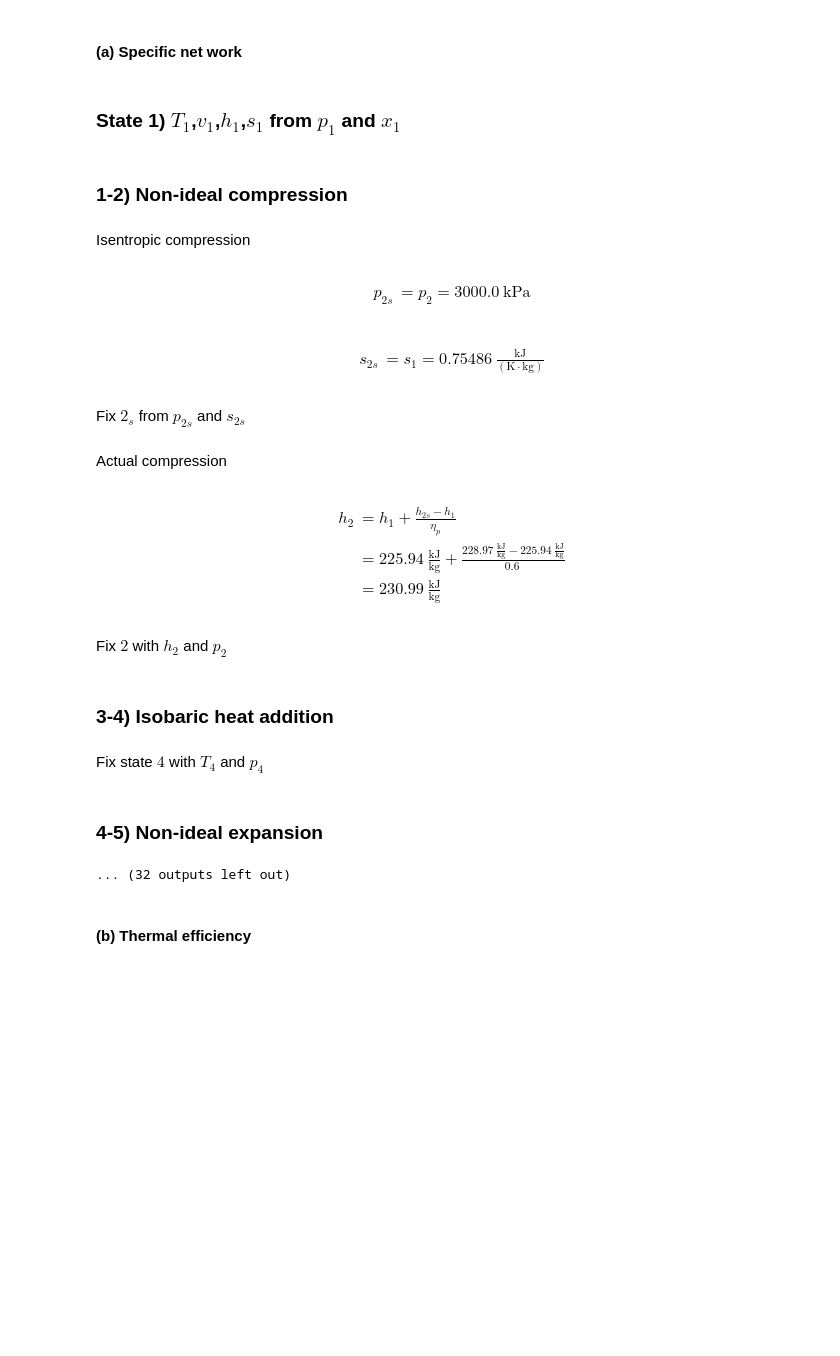
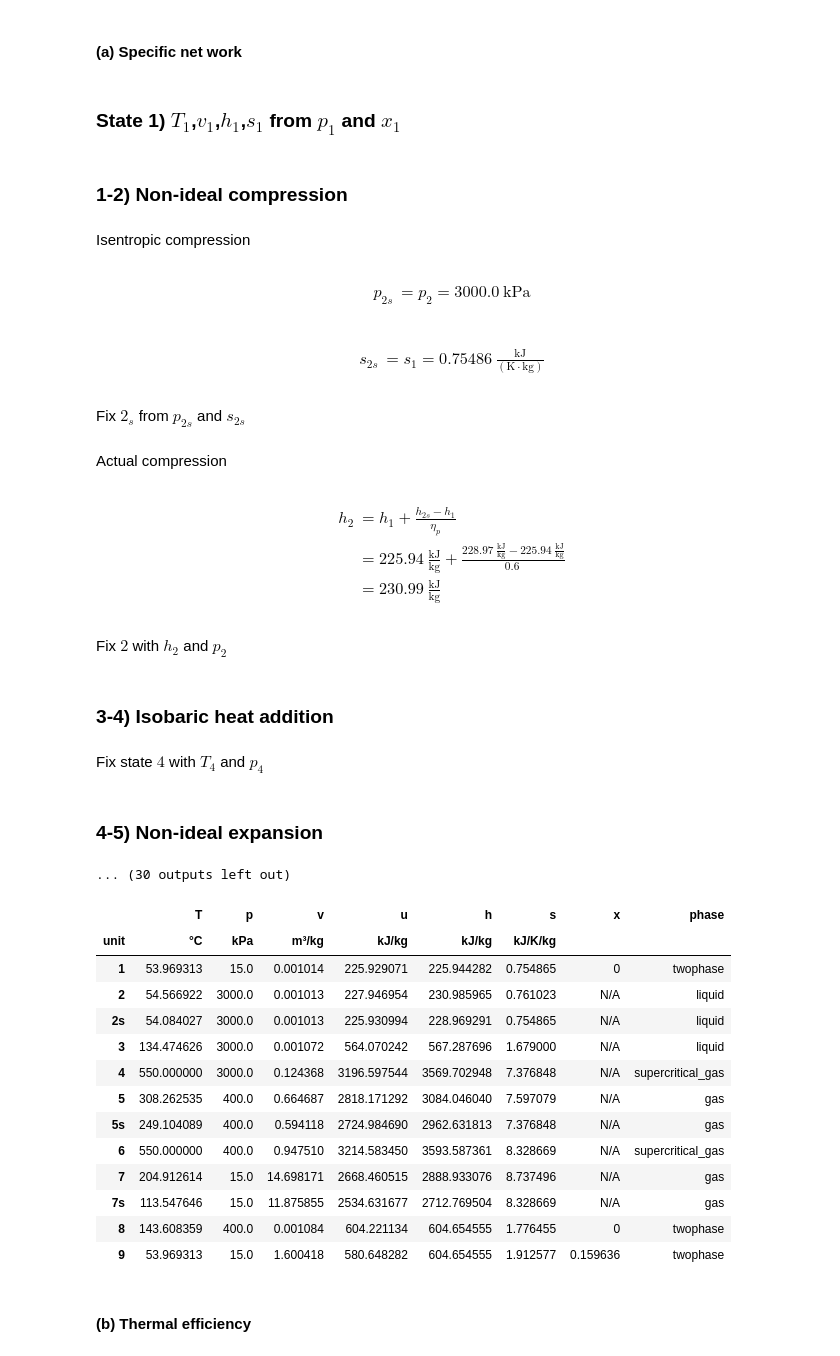
Before and after one commit to johnfmaddox/kilojoule, a Jupyter notebook: examples/ME321-Thermodynamics_II/03 - Chapter 10 Vapor Power Cycles/Ex10.6 Rankine with Reheat and CFH Regeneration.ipynb, the cells around one changed output. Drawn from its saved outputs; the diff is of its cells as text; code cells hidden in the pictures; blank space fills up the shorter version.

Commit message:
Update examples to use showcalc magic and clean up templates

```diff
--- a/examples/ME321-Thermodynamics_II/03 - Chapter 10 Vapor Power Cycles/Ex10.6 Rankine with Reheat and CFH Regeneration.ipynb
+++ b/examples/ME321-Thermodynamics_II/03 - Chapter 10 Vapor Power Cycles/Ex10.6 Rankine with Reheat and CFH Regeneration.ipynb
@@ -75,6 +74,7 @@ Summary();
 # %% [markdown]
 #### (a) Specific net work
 # %%
+%%showcalc
 #### State 1) $T_1$,$v_1$,$h_1$,$s_1$ from $p_1$ and $x_1$
 states.fix(1,water)
 
@@ -138,23 +138,20 @@ w_1_to_2 = h[1]-h[2]
 w_4_to_5 = h[4]-h[5]
 w_6_to_7 = (1-y)*(h[6]-h[7])
 w_net = w_1_to_2 + w_4_to_5 + w_6_to_7
-
-Calculations()
-Summary();
 # %% [output]
 ### State 1) $T_1$,$v_1$,$h_1$,$s_1$ from $p_1$ and $x_1$
 ### 1-2) Non-ideal compression
  Isentropic compression
 \begin{aligned}
-  p_{2s} &=  p_{2}  = 3000.0\ \mathrm{kPa}
+  {p}_{ 2s } &=  {p}_{ 2 }  = 3000.0\ \mathrm{kPa}
 \end{aligned}
 \begin{aligned}
-  s_{2s} &=  s_{1}  = 0.75486\ \frac{\mathrm{kJ}}{\left(\mathrm{K} \cdot \mathrm{kg}\right)}
+  {s}_{ 2s } &=  {s}_{ 1 }  = 0.75486\ \frac{\mathrm{kJ}}{\left(\mathrm{K} \cdot \mathrm{kg}\right)}
 \end{aligned}
  Fix $2_s$ from $p_{2s}$ and $s_{2s}$
  Actual compression
 \begin{aligned}
-  h_{2} &=  h_{1} + \frac{  h_{2s} - h_{1}  }{ \eta_{p} } \\
+  {h}_{ 2 } &=  {h}_{ 1 } + \frac{  {h}_{ 2s } - {h}_{ 1 }  }{ \eta_{p} } \\
     &= 225.94\ \frac{\mathrm{kJ}}{\mathrm{kg}} + \frac{  228.97\ \frac{\mathrm{kJ}}{\mathrm{kg}} - 225.94\ \frac{\mathrm{kJ}}{\mathrm{kg}}  }{ 0.6\ }\\
     &= 230.99\ \frac{\mathrm{kJ}}{\mathrm{kg}}
 \end{aligned}
@@ -162,7 +159,24 @@ Summary();
 ### 3-4) Isobaric heat addition
  Fix state $4$ with $T_4$ and $p_4$
 ### 4-5) Non-ideal expansion
-... (32 outputs left out)
+... (30 outputs left out)
+# %%
+states.display();
+# %% [output]
+|  | T | p | v | u | h | s | x | phase |
+| unit | °C | kPa | m³/kg | kJ/kg | kJ/kg | kJ/K/kg |  |  |
+| 1 | 53.969313 | 15.0 | 0.001014 | 225.929071 | 225.944282 | 0.754865 | 0 | twophase |
+| 2 | 54.566922 | 3000.0 | 0.001013 | 227.946954 | 230.985965 | 0.761023 | N/A | liquid |
+| 2s | 54.084027 | 3000.0 | 0.001013 | 225.930994 | 228.969291 | 0.754865 | N/A | liquid |
+| 3 | 134.474626 | 3000.0 | 0.001072 | 564.070242 | 567.287696 | 1.679000 | N/A | liquid |
+| 4 | 550.000000 | 3000.0 | 0.124368 | 3196.597544 | 3569.702948 | 7.376848 | N/A | supercritical_gas |
+| 5 | 308.262535 | 400.0 | 0.664687 | 2818.171292 | 3084.046040 | 7.597079 | N/A | gas |
+| 5s | 249.104089 | 400.0 | 0.594118 | 2724.984690 | 2962.631813 | 7.376848 | N/A | gas |
+| 6 | 550.000000 | 400.0 | 0.947510 | 3214.583450 | 3593.587361 | 8.328669 | N/A | supercritical_gas |
+| 7 | 204.912614 | 15.0 | 14.698171 | 2668.460515 | 2888.933076 | 8.737496 | N/A | gas |
+| 7s | 113.547646 | 15.0 | 11.875855 | 2534.631677 | 2712.769504 | 8.328669 | N/A | gas |
+| 8 | 143.608359 | 400.0 | 0.001084 | 604.221134 | 604.654555 | 1.776455 | 0 | twophase |
+| 9 | 53.969313 | 15.0 | 1.600418 | 580.648282 | 604.654555 | 1.912577 | 0.159636 | twophase |
 # %% [markdown]
 #### (b) Thermal efficiency
 # %%
```
Also changed, not shown: parts of 5 cells of this notebook, 46 other files.
